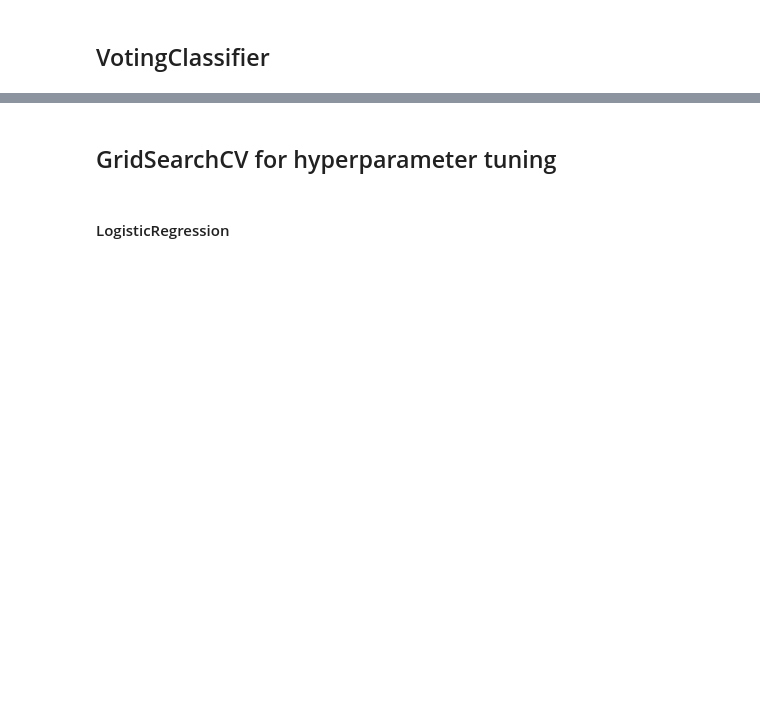
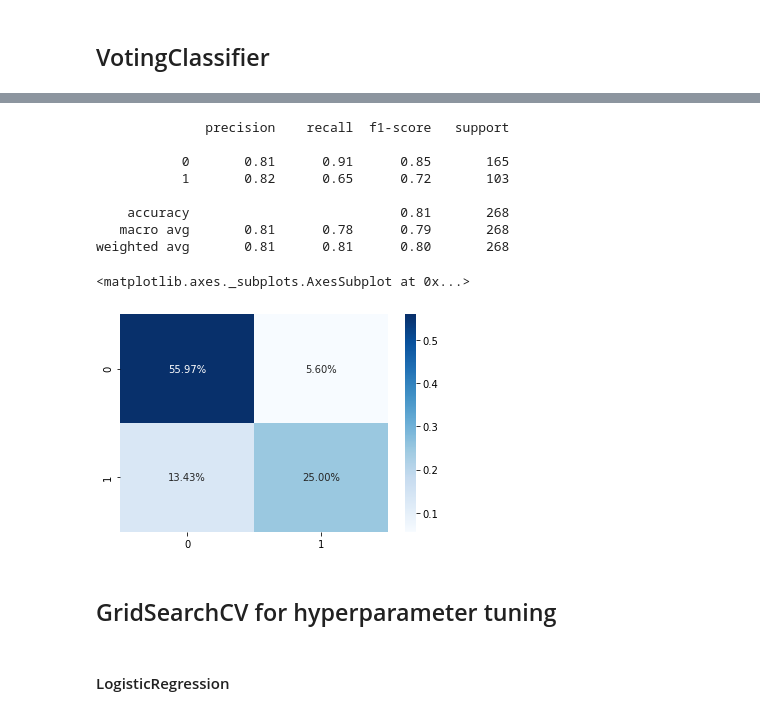
Before and after one commit to sam-thurman/titanic, a Jupyter notebook: index.ipynb, the cells around one changed output, grey strips where cells are left out. Drawn from its saved outputs; the diff is of its cells as text; code cells hidden in the pictures; blank space fills up the shorter version.

```diff
--- a/index.ipynb
+++ b/index.ipynb
@@ -244,3 +246,21 @@ voter.score(X_test,y_test)
+# %%
+y_true = y_test
+y_pred = voter.predict(X_test)
+print(classification_report(y_true,y_pred))
+confusion = confusion_matrix(y_true,y_pred)
+# sns.heatmap(confusion,annot=True,cmap='Blues')
+sns.heatmap(confusion/np.sum(confusion),annot=True,cmap='Blues',fmt='.2%')
+# %% [output]
+              precision    recall  f1-score   support
+
+           0       0.81      0.91      0.85       165
+           1       0.82      0.65      0.72       103
+
+    accuracy                           0.81       268
+   macro avg       0.81      0.78      0.79       268
+weighted avg       0.81      0.81      0.80       268
+<matplotlib.axes._subplots.AxesSubplot at 0x...>
+[figure, added]
 # %% [markdown]
 ## GridSearchCV for hyperparameter tuning
 # %% [markdown]
```
Also changed, not shown: parts of 11 cells of this notebook, 1 other file.
